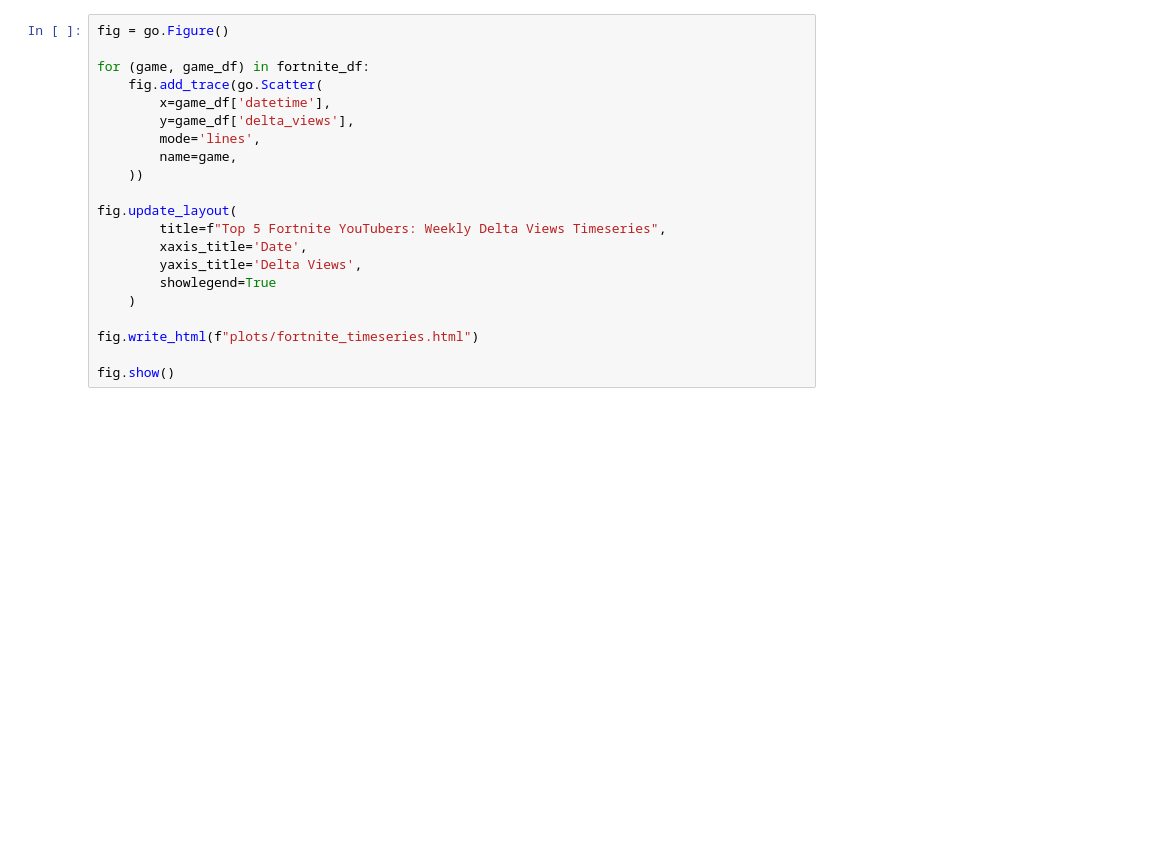
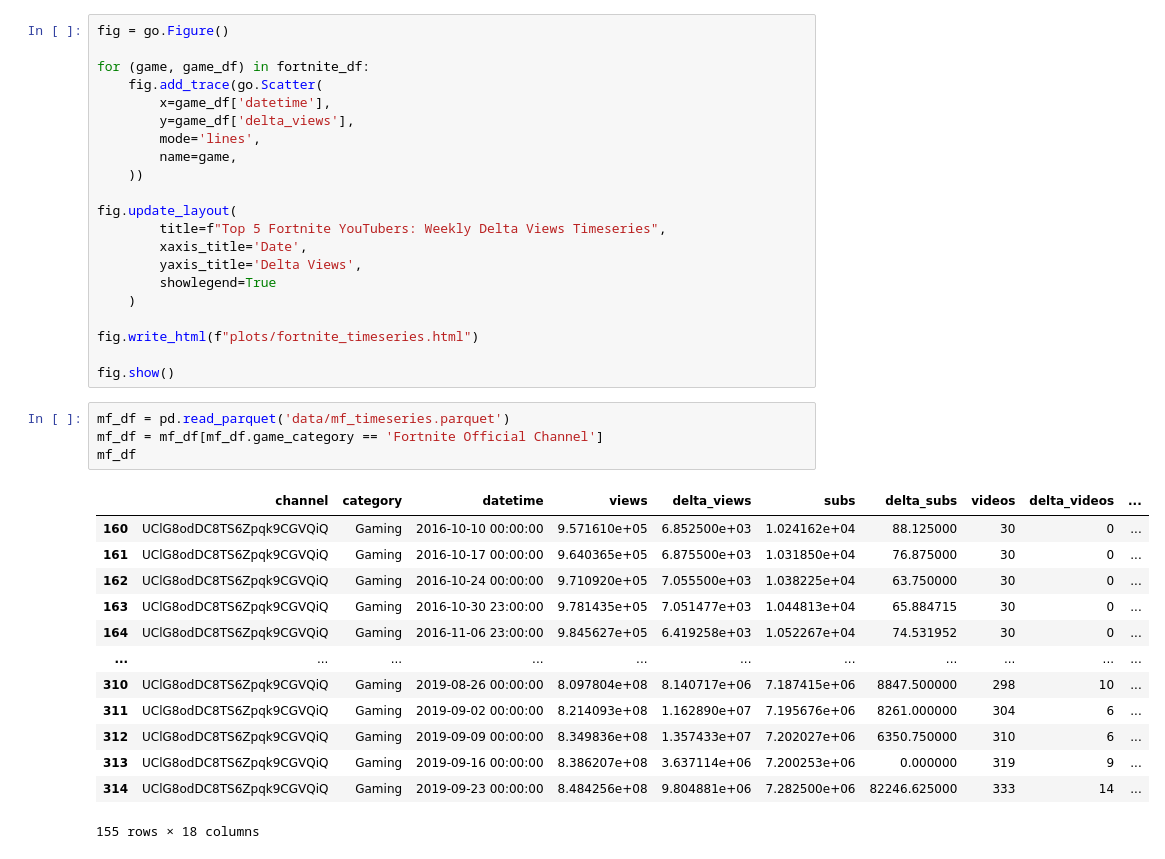
Before and after one commit to epfl-ada/ada-2023-project-analyticavengers2023, a Jupyter notebook: handout.ipynb, the cells around one changed output. Saved outputs shown, nothing was run; the diff lists cells and outputs as text; blank space fills up the shorter version.

```diff
--- a/handout.ipynb
+++ b/handout.ipynb
@@ -421,3 +421,21 @@ fig.update_layout(
 fig.write_html(f"plots/fortnite_timeseries.html")
 
 fig.show()
+# %%
+mf_df = pd.read_parquet('data/mf_timeseries.parquet')
+mf_df = mf_df[mf_df.game_category == 'Fortnite Official Channel']
+mf_df
+# %% [output]
+|  | channel | category | datetime | views | delta_views | subs | delta_subs | videos | delta_videos | ... |
+| 160 | UClG8odDC8TS6Zpqk9CGVQiQ | Gaming | 2016-10-10 00:00:00 | 9.571610e+05 | 6.852500e+03 | 1.024162e+04 | 88.125000 | 30 | 0 | ... |
+| 161 | UClG8odDC8TS6Zpqk9CGVQiQ | Gaming | 2016-10-17 00:00:00 | 9.640365e+05 | 6.875500e+03 | 1.031850e+04 | 76.875000 | 30 | 0 | ... |
+| 162 | UClG8odDC8TS6Zpqk9CGVQiQ | Gaming | 2016-10-24 00:00:00 | 9.710920e+05 | 7.055500e+03 | 1.038225e+04 | 63.750000 | 30 | 0 | ... |
+| 163 | UClG8odDC8TS6Zpqk9CGVQiQ | Gaming | 2016-10-30 23:00:00 | 9.781435e+05 | 7.051477e+03 | 1.044813e+04 | 65.884715 | 30 | 0 | ... |
+| 164 | UClG8odDC8TS6Zpqk9CGVQiQ | Gaming | 2016-11-06 23:00:00 | 9.845627e+05 | 6.419258e+03 | 1.052267e+04 | 74.531952 | 30 | 0 | ... |
+| ... | ... | ... | ... | ... | ... | ... | ... | ... | ... | ... |
+| 310 | UClG8odDC8TS6Zpqk9CGVQiQ | Gaming | 2019-08-26 00:00:00 | 8.097804e+08 | 8.140717e+06 | 7.187415e+06 | 8847.500000 | 298 | 10 | ... |
+| 311 | UClG8odDC8TS6Zpqk9CGVQiQ | Gaming | 2019-09-02 00:00:00 | 8.214093e+08 | 1.162890e+07 | 7.195676e+06 | 8261.000000 | 304 | 6 | ... |
+| 312 | UClG8odDC8TS6Zpqk9CGVQiQ | Gaming | 2019-09-09 00:00:00 | 8.349836e+08 | 1.357433e+07 | 7.202027e+06 | 6350.750000 | 310 | 6 | ... |
+| 313 | UClG8odDC8TS6Zpqk9CGVQiQ | Gaming | 2019-09-16 00:00:00 | 8.386207e+08 | 3.637114e+06 | 7.200253e+06 | 0.000000 | 319 | 9 | ... |
+| 314 | UClG8odDC8TS6Zpqk9CGVQiQ | Gaming | 2019-09-23 00:00:00 | 8.484256e+08 | 9.804881e+06 | 7.282500e+06 | 82246.625000 | 333 | 14 | ... |
+155 rows × 18 columns
```
Also changed, not shown: parts of 3 cells of this notebook, 2 other files.
